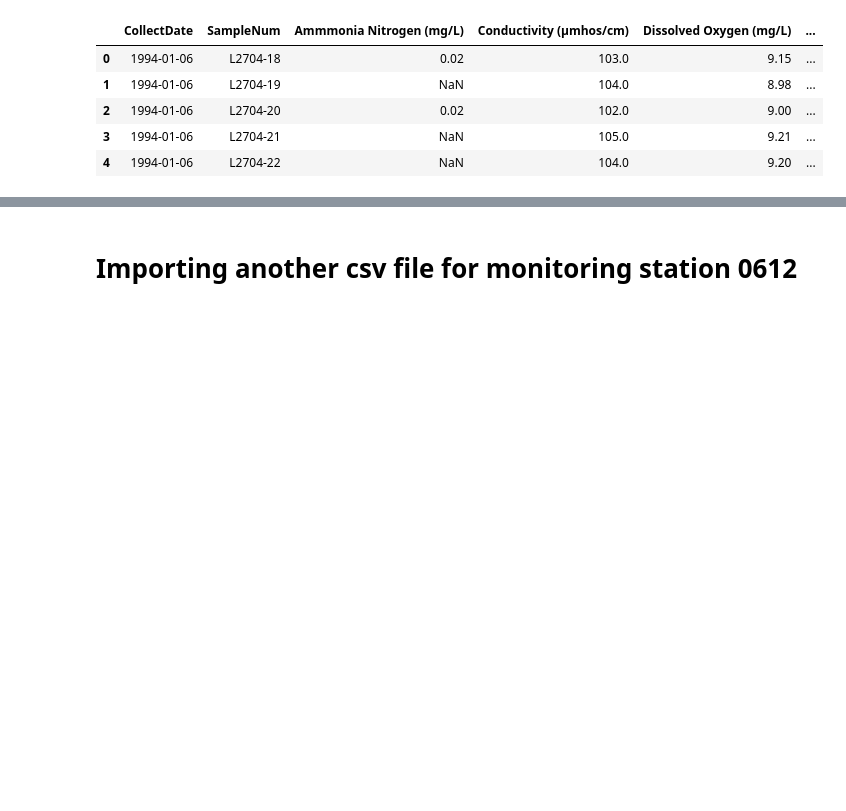
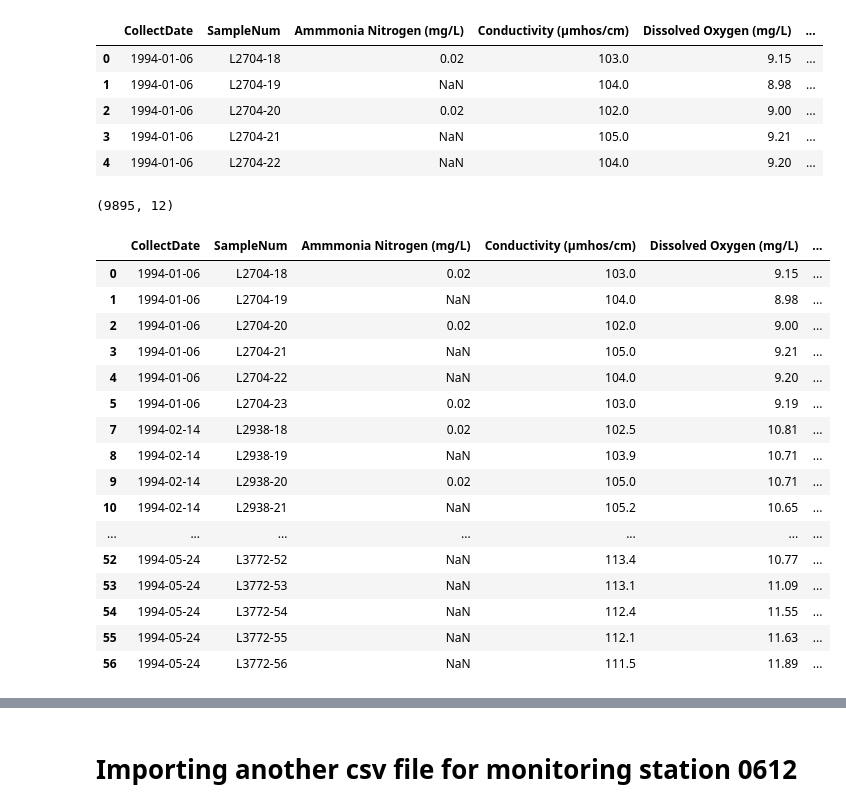
Before and after one commit to gothwalritu/Water-qualtiy-predictor-with-time-sereis-forecasting, a Jupyter notebook: Ritu_Gothwal/Water_quality_Prediction_2.ipynb, the cells around one changed output, grey strips where cells are left out. Drawn from its saved outputs; the diff is of its cells as text; code cells hidden in the pictures; blank space fills up the shorter version.

```diff
--- a/Ritu_Gothwal/Water_quality_Prediction_1.ipynb
+++ b/Ritu_Gothwal/Water_quality_Prediction_2.ipynb
@@ -179,3 +172,27 @@ df_1.head()
 | 2 | 1994-01-06 | L2704-20 | 0.02 | 102.0 | 9.00 | ... |
 | 3 | 1994-01-06 | L2704-21 | NaN | 105.0 | 9.21 | ... |
 | 4 | 1994-01-06 | L2704-22 | NaN | 104.0 | 9.20 | ... |
+# %%
+# Dropping the duplicate Sample in the column "SampleNum"
+df_1 = df_1.drop_duplicates(subset=['SampleNum'])
+print(df_1.shape)
+df_1.head(50)
+# %% [output]
+(9895, 12)
+|  | CollectDate | SampleNum | Ammmonia Nitrogen (mg/L) | Conductivity (µmhos/cm) | Dissolved Oxygen (mg/L) | ... |
+| 0 | 1994-01-06 | L2704-18 | 0.02 | 103.0 | 9.15 | ... |
+| 1 | 1994-01-06 | L2704-19 | NaN | 104.0 | 8.98 | ... |
+| 2 | 1994-01-06 | L2704-20 | 0.02 | 102.0 | 9.00 | ... |
+| 3 | 1994-01-06 | L2704-21 | NaN | 105.0 | 9.21 | ... |
+| 4 | 1994-01-06 | L2704-22 | NaN | 104.0 | 9.20 | ... |
+| 5 | 1994-01-06 | L2704-23 | 0.02 | 103.0 | 9.19 | ... |
+| 7 | 1994-02-14 | L2938-18 | 0.02 | 102.5 | 10.81 | ... |
+| 8 | 1994-02-14 | L2938-19 | NaN | 103.9 | 10.71 | ... |
+| 9 | 1994-02-14 | L2938-20 | 0.02 | 105.0 | 10.71 | ... |
+| 10 | 1994-02-14 | L2938-21 | NaN | 105.2 | 10.65 | ... |
+| ... | ... | ... | ... | ... | ... | ... |
+| 52 | 1994-05-24 | L3772-52 | NaN | 113.4 | 10.77 | ... |
+| 53 | 1994-05-24 | L3772-53 | NaN | 113.1 | 11.09 | ... |
+| 54 | 1994-05-24 | L3772-54 | NaN | 112.4 | 11.55 | ... |
+| 55 | 1994-05-24 | L3772-55 | NaN | 112.1 | 11.63 | ... |
+| 56 | 1994-05-24 | L3772-56 | NaN | 111.5 | 11.89 | ... |
```
Also changed, not shown: parts of 12 cells of this notebook, 3 other files.
